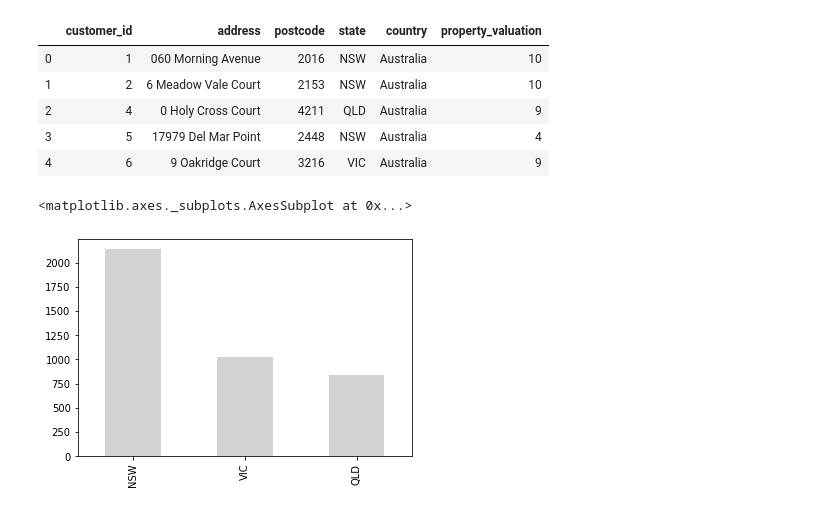
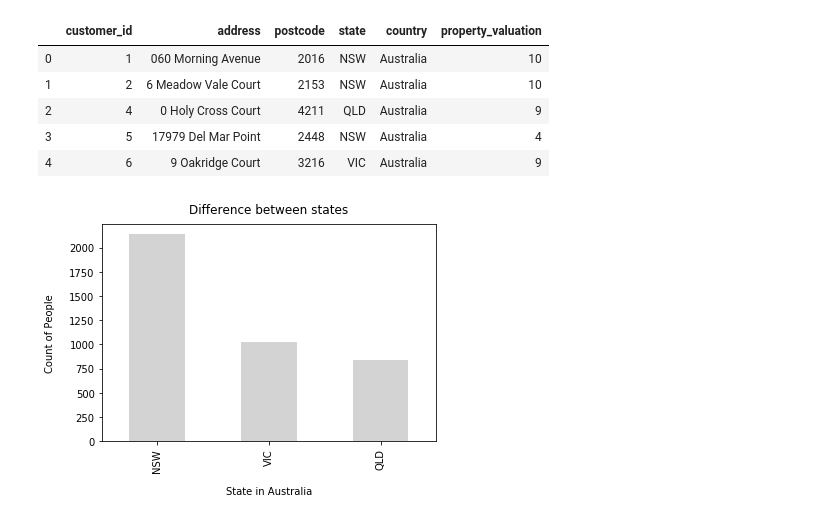
Before and after one commit to drmonikabalint/KPMG-virtual-internship, a Jupyter notebook: KPMG_module2.ipynb, the cells around one changed output. Drawn from its saved outputs; the diff is of its cells as text; code cells hidden in the pictures.

```diff
--- a/KPMG_module2.ipynb
+++ b/KPMG_module2.ipynb
@@ -646,6 +709,9 @@ df4.head()
 | 4 | 6 | 9 Oakridge Court | 3216 | VIC | Australia | 9 |
 # %%
 df4['state'].value_counts(sort=True).nlargest(10).plot.bar(color = 'lightgrey')
+plt.xlabel("State in Australia", labelpad=14)
+plt.ylabel("Count of People", labelpad=14)
+plt.title("Difference between states", y=1.02);
+plt.savefig('states.png')
 # %% [output]
-<matplotlib.axes._subplots.AxesSubplot at 0x...>
-[figure, old version]
+[figure, new version]
```
Also changed, not shown: parts of 24 cells of this notebook.
